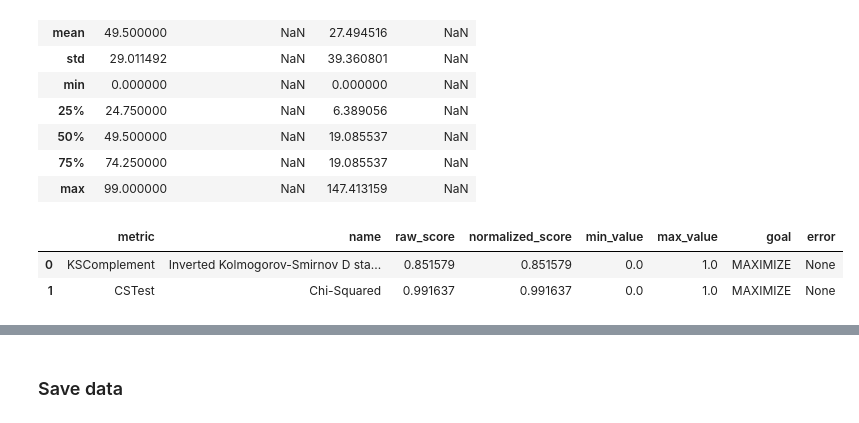
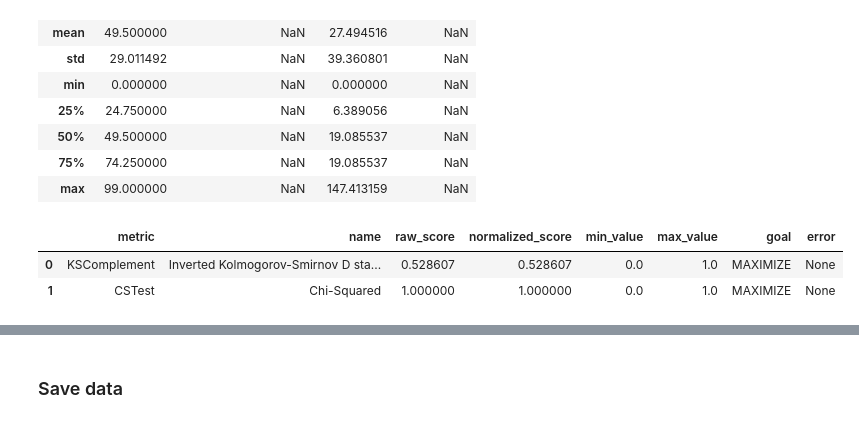
Before and after one commit to isp-vub/openslava-vub-fraud-workshop, a Jupyter notebook: Synthetic data.ipynb, the cells around one changed output, grey strips where cells are left out. Cells and saved outputs as stored; diff of their text form; code cells hidden in the pictures.

Commit message:
update Synthetic data

```diff
--- a/Synthetic data.ipynb
+++ b/Synthetic data.ipynb
@@ -266,15 +273,18 @@ synthetic_data['transactions'].describe(include='all')
 | 75% | 74.250000 | NaN | 19.085537 | NaN |
 | max | 99.000000 | NaN | 147.413159 | NaN |
 # %%
-# KSComplement.compute(real_data, synthetic_data) # 0.9202330275828136
+# When we have synthetic data, we can compare it with real data.
+# Libraries have standard statistical metrics that compare real data with synthetic and return scores.
+
+# KSComplement.compute(real_data, synthetic_data)
 # CSTest.compute(real_data, synthetic_data)
 # LogisticDetection.compute(real_data, synthetic_data)
 # SVCDetection.compute(real_data, synthetic_data)
 
-# evaluate(synthetic_data["transactions"], real_data["transactions"], aggregate=False)
+evaluate(synthetic_data["transactions"], real_data["transactions"], aggregate=False)
 # evaluate(synthetic_data["customer_metadata"], real_data["customer_metadata"], aggregate=False)
 # %% [output]
 |  | metric | name | raw_score | normalized_score | min_value | max_value | goal | error |
-| 0 | KSComplement | Inverted Kolmogorov-Smirnov D sta... | 0.851579 | 0.851579 | 0.0 | 1.0 | MAXIMIZE | None |
-| 1 | CSTest | Chi-Squared | 0.991637 | 0.991637 | 0.0 | 1.0 | MAXIMIZE | None |
+| 0 | KSComplement | Inverted Kolmogorov-Smirnov D sta... | 0.528607 | 0.528607 | 0.0 | 1.0 | MAXIMIZE | None |
+| 1 | CSTest | Chi-Squared | 1.000000 | 1.000000 | 0.0 | 1.0 | MAXIMIZE | None |
 # %%
```
Also changed, not shown: parts of 10 cells of this notebook.
